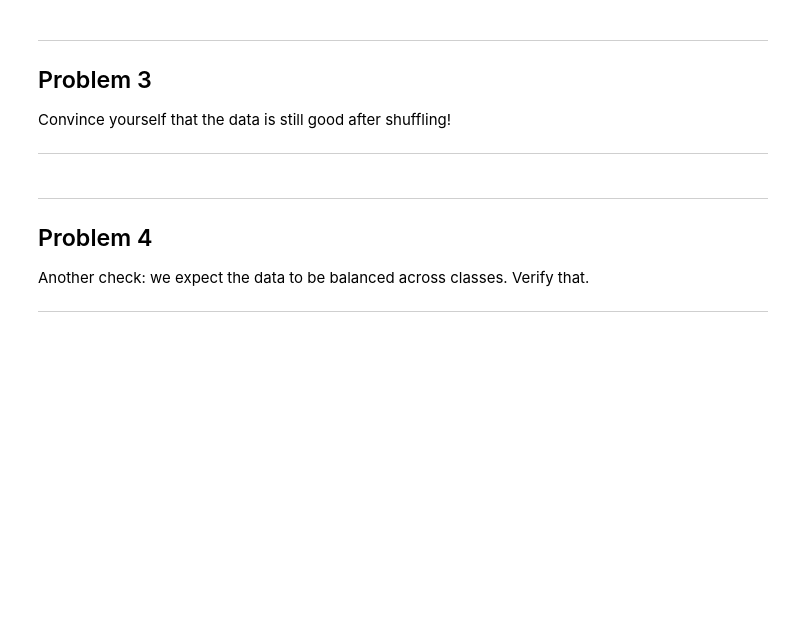
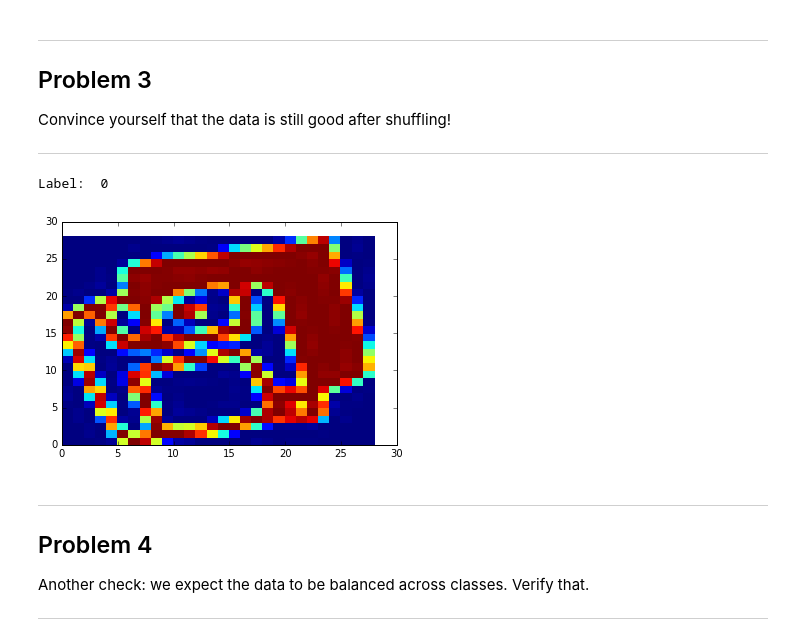
Before and after one commit to creativeishu/Deep-Learning-Notes, a Jupyter notebook: i/assignments/1/1_notmnist.ipynb, the cells around one changed output. Drawn from its saved outputs; the diff is of its cells as text; code cells hidden in the pictures; blank space fills up the shorter version.

```diff
--- a/i/assignments/1/1_notmnist.ipynb
+++ b/i/assignments/1/1_notmnist.ipynb
@@ -169,6 +304,12 @@ Problem 3
 Convince yourself that the data is still good after shuffling!
 
 ---
+# %%
+plt.pcolor(train_dataset[400])
+print "Label: ", train_labels[400]
+# %% [output]
+Label:  0
+[figure, added]
 # %% [markdown]
 ---
 Problem 4
```
Also changed, not shown: parts of 7 cells of this notebook, 1 other file.
